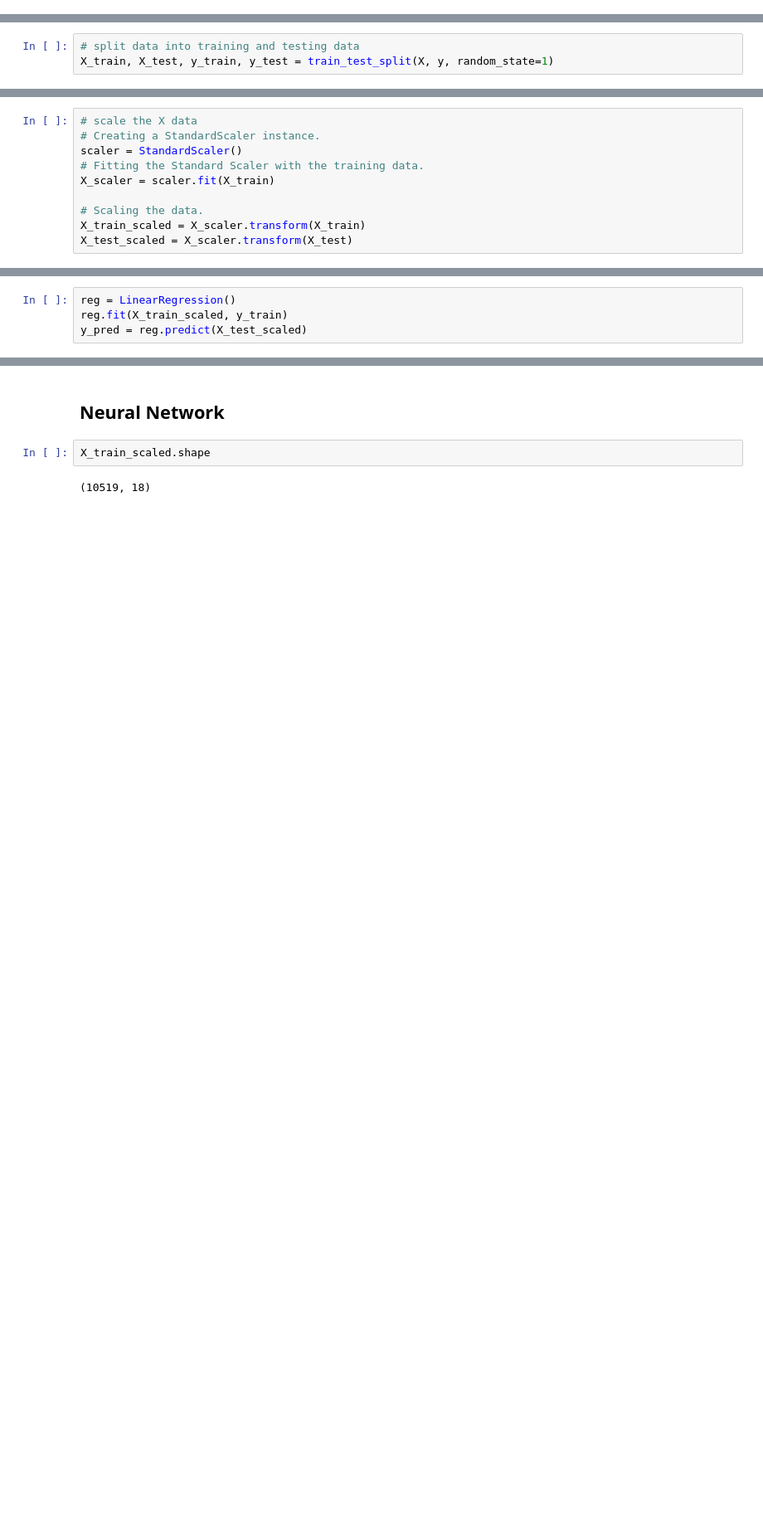
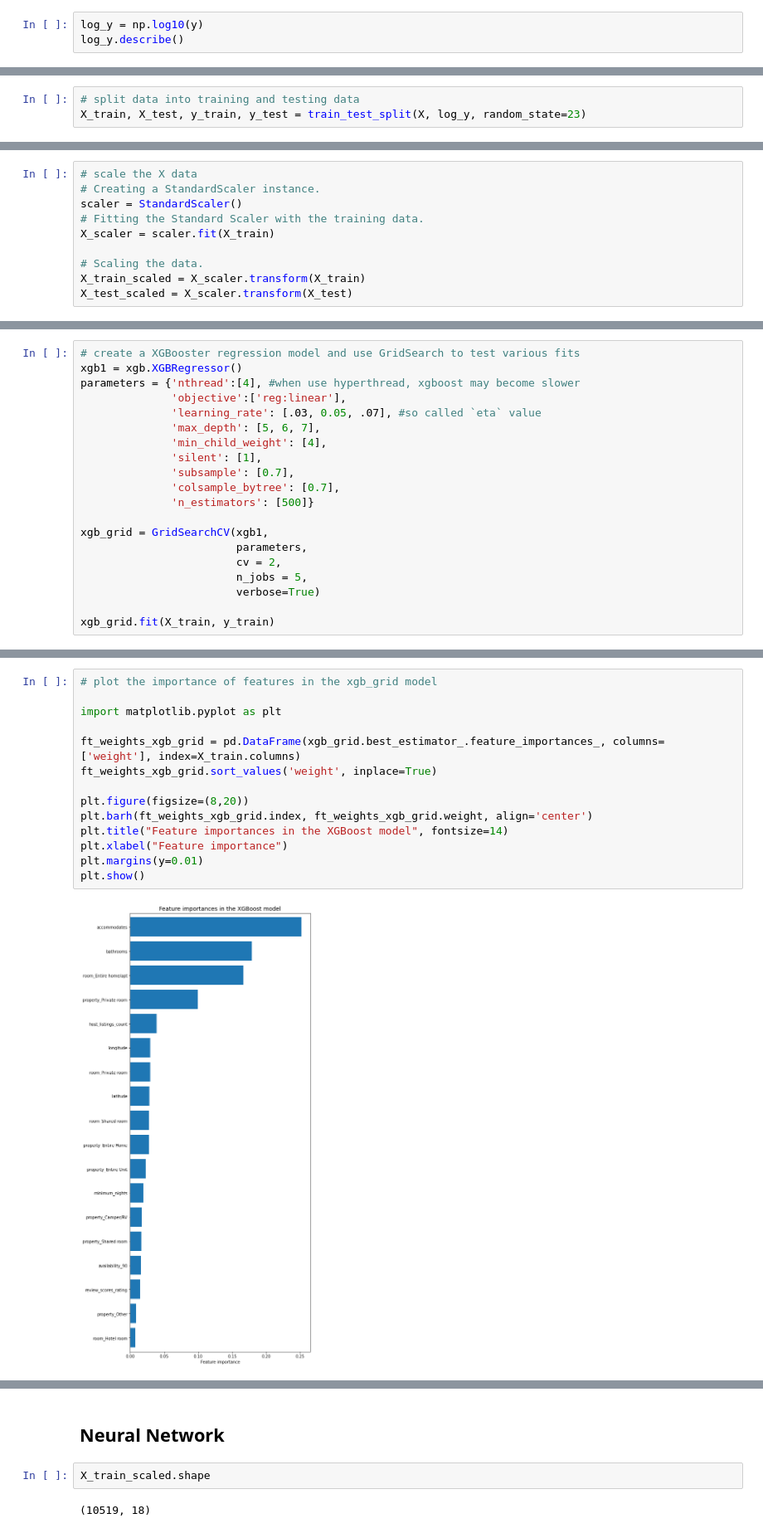
Before and after one commit to SJSchmitt/Airbnb-Predictions, a Jupyter notebook: src/Airbnb_machine_learning.ipynb, the cells around one changed output, grey strips where cells are left out. Shown: that part at 83% size. Saved outputs shown, nothing was run; the diff lists cells and outputs as text; blank space fills up the shorter version.

Commit message:
Add XGBoost models and remove sklearn linear regression model

```diff
--- a/src/Airbnb_machine_learning.ipynb
+++ b/src/Airbnb_machine_learning.ipynb
@@ -39,3 +42,6 @@ X.head()
 | 2 | 7 | -117.25416 | 32.79783 | 0 | 6 | 2.0 | ... |
 | 3 | 8 | -117.25728 | 32.80751 | 44 | 6 | 2.0 | ... |
 | 4 | 3 | -117.26856 | 32.81301 | 42 | 5 | 2.0 | ... |
+# %%
+log_y = np.log10(y)
+log_y.describe()
@@ -55,4 +71,4 @@ X.describe()
 | max | 16.000000 | -116.896560 | 33.125690 | 90.000000 | 999.000000 | 2641.000000 | ... |
 # %%
 # split data into training and testing data
-X_train, X_test, y_train, y_test = train_test_split(X, y, random_state=1)
+X_train, X_test, y_train, y_test = train_test_split(X, log_y, random_state=23)
@@ -71,4 +110,0 @@ X_test_scaled = X_scaler.transform(X_test)
-# %%
-reg = LinearRegression()
-reg.fit(X_train_scaled, y_train)
-y_pred = reg.predict(X_test_scaled)
@@ -102,0 +111,20 @@ results_df
+# %%
+# create a XGBooster regression model and use GridSearch to test various fits
+xgb1 = xgb.XGBRegressor()
+parameters = {'nthread':[4], #when use hyperthread, xgboost may become slower
+              'objective':['reg:linear'],
+              'learning_rate': [.03, 0.05, .07], #so called `eta` value
+              'max_depth': [5, 6, 7],
+              'min_child_weight': [4],
+              'silent': [1],
+              'subsample': [0.7],
+              'colsample_bytree': [0.7],
+              'n_estimators': [500]}
+
+xgb_grid = GridSearchCV(xgb1,
+                        parameters,
+                        cv = 2,
+                        n_jobs = 5,
+                        verbose=True)
+
+xgb_grid.fit(X_train, y_train)
@@ -102,0 +180,16 @@ results_df
+# %%
+# plot the importance of features in the xgb_grid model
+
+import matplotlib.pyplot as plt
+
+ft_weights_xgb_grid = pd.DataFrame(xgb_grid.best_estimator_.feature_importances_, columns=['weight'], index=X_train.columns)
+ft_weights_xgb_grid.sort_values('weight', inplace=True)
+
+plt.figure(figsize=(8,20))
+plt.barh(ft_weights_xgb_grid.index, ft_weights_xgb_grid.weight, align='center')
+plt.title("Feature importances in the XGBoost model", fontsize=14)
+plt.xlabel("Feature importance")
+plt.margins(y=0.01)
+plt.show()
+# %% [output]
+[figure, added]
```
Also changed, not shown: parts of 15 cells of this notebook.
